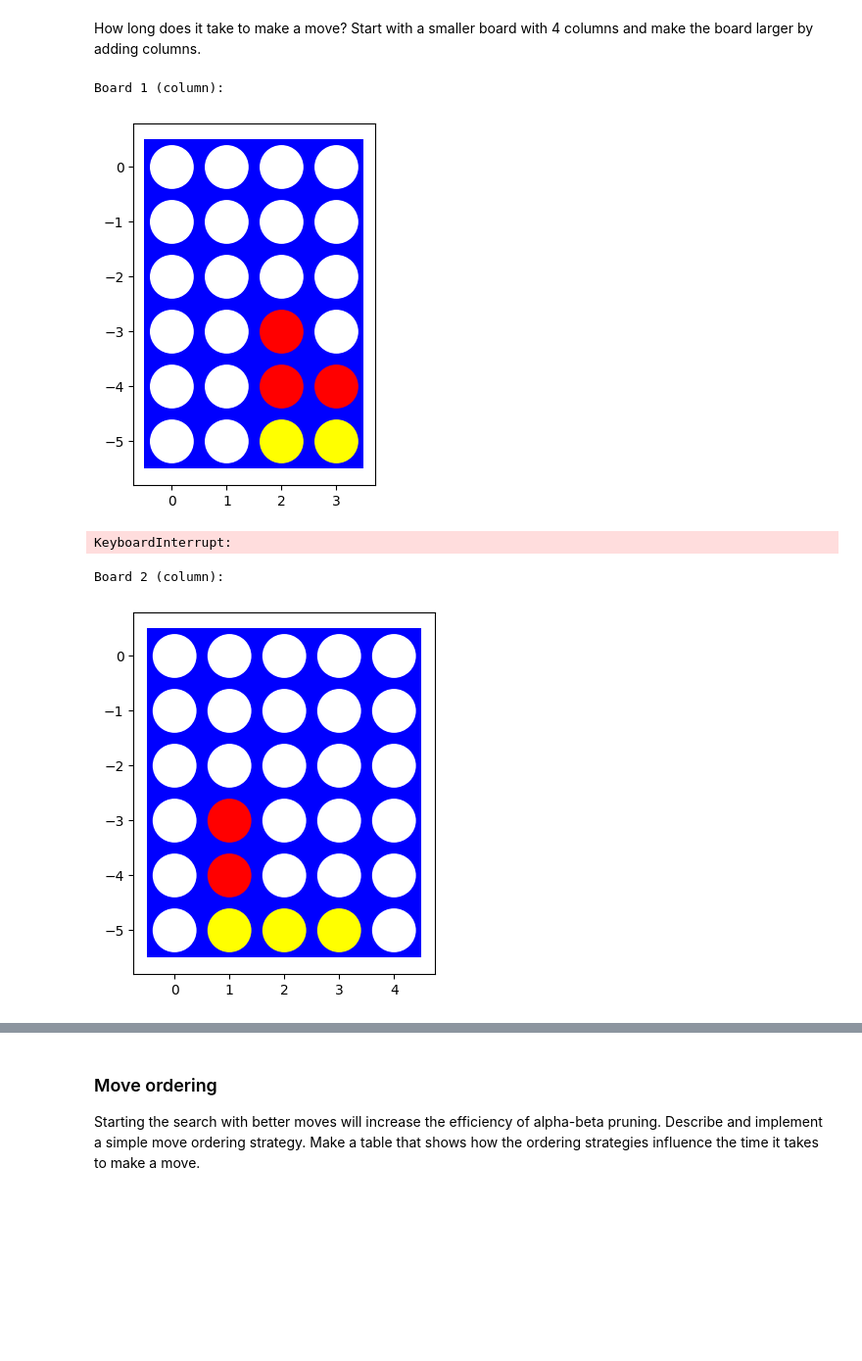
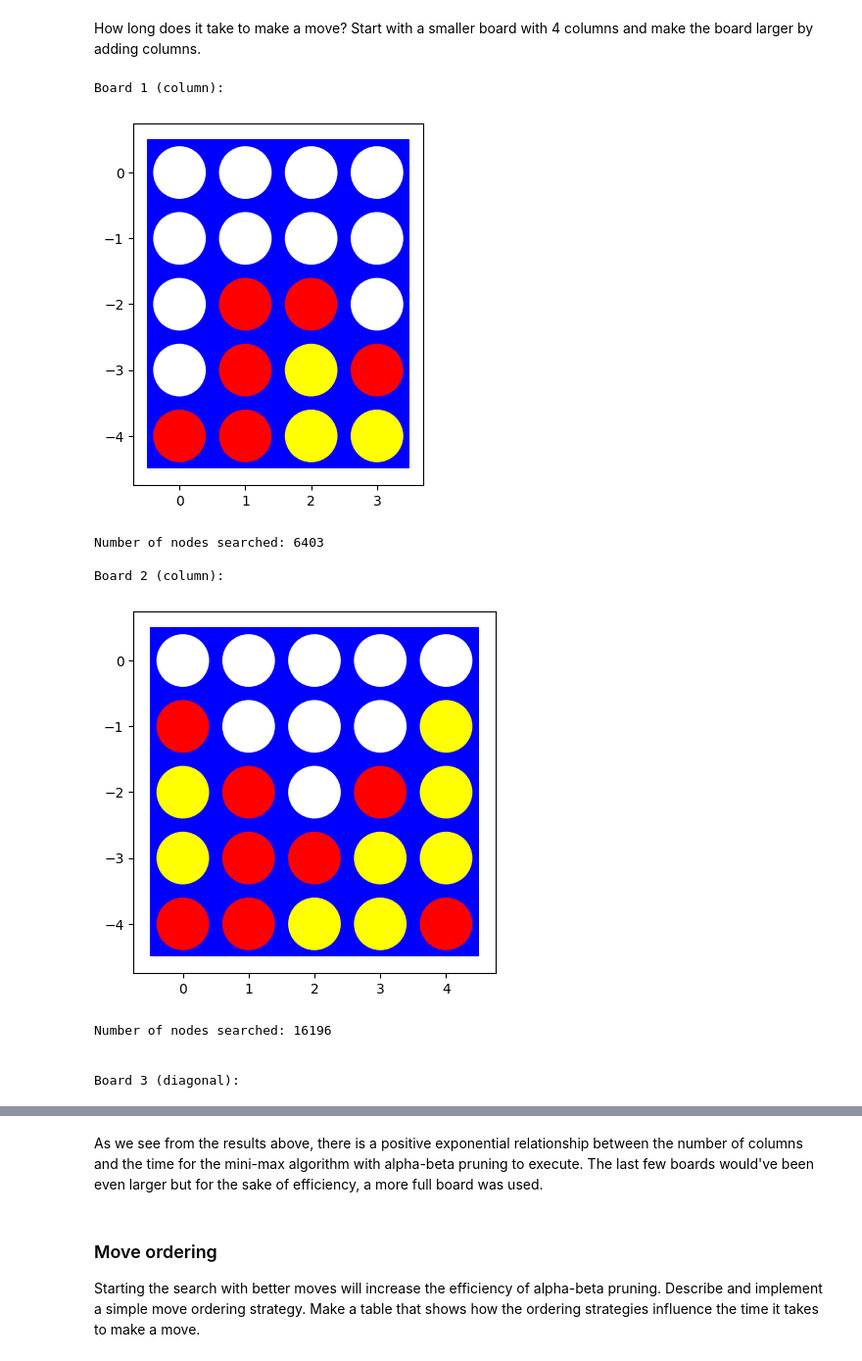
Before and after one commit to JCrossover-14/CSE352, a Jupyter notebook: HW2/assignment_mean_connect4.ipynb, the cells around one changed output, grey strips where cells are left out. Shown: that part at 98% size. Cells and saved outputs as stored; diff of their text form; code cells hidden in the pictures; blank space fills up the shorter version.

```diff
--- a/HW2/assignment_mean_connect4.ipynb
+++ b/HW2/assignment_mean_connect4.ipynb
@@ -491,95 +487,94 @@ How long does it take to make a move? Start with a smaller board with 4 columns
 import timeit
 import matplotlib.pyplot as plt
 
+def measure_time(board):
+    return timeit.timeit(lambda: alpha_beta_search(board), number=1)
 
+times = []
 # win in column 2
 board1 = [[0, 0, 0, 0],
           [0, 0, 0, 0],
-          [0, 0, 0, 0],
-          [0, 0, 1, 0],
-          [0, 0, 1, 1],
-          [0, 0,-1,-1]]
+          [0, 1, 1, 0],
+          [0, 1, -1, 1],
+          [1, 1,-1,-1]]
 print()
 print("Board 1 (column):")
 visualize(board1)
 
 print()
-%time display(alpha_beta_search(board1))
+times.append(measure_time(board1))
 
 # win in column 1
 board2 = [[0, 0, 0, 0, 0],
-          [0, 0, 0, 0, 0],
-          [0, 0, 0, 0, 0],
-          [0, 1, 0, 0, 0],
-          [0, 1, 0, 0, 0],
-          [0,-1,-1,-1, 0]]
+          [1, 0, 0, 0, -1],
+          [-1, 1, 0, 1, -1],
+          [-1, 1, 1, -1, -1],
+          [1,1,-1,-1, 1]]
 print()
 print("Board 2 (column):")
 visualize(board2)
-
+times.append(measure_time(board2))
 print()
-%time display(alpha_beta_search(board2))
 
 # win in diagonal
 board3 = [[0, 0, 0, 0, 0, 0],
           [0, 0, 0, 0, 0, 0],
-          [0, 0, 0, 0, 0, 0],
-          [0, -1, 0, 0, 0, 0],
-          [0, -1, 1, 1, 0, 0],
-          [0,-1, -1,-1, 1, 0]]
+          [-1, -1, 1, 0, 0, 1],
+          [1, -1, 1, 1, -1, -1],
+          [1,-1, -1,-1, 1, 1]]
 
 print()
 print("Board 3 (diagonal):")
 visualize(board3)
 
+times.append(measure_time(board3))
+
 print()
-%time display(alpha_beta_search(board3))
 # win in anti-diagonal
 board4 = [[0, 0, 0, 0, 0, 0, 0],
-          [0, 0, 0, 0, 0, 0, 0],
-          [0, 0, 0, 0, 0, 0, 0],
-          [0, -1, -1, 0, 1, 0, 0],
-          [0, -1, 1, 0, -1, 0, 0],
-          [0, 1, -1, -1, 1, 0, 0]]
+          [1, 0, 0, 0, 1, -1, 1],
+          [-1, -1, -1, 0, 1, -1, 1],
+          [1, -1, 1, -1, -1, 1, -1],
+          [1, 1, -1, -1, 1, 1, 1]]
 
 print()
 print("Board 4 (anti-diagonal):")
 visualize(board4)
 
+times.append(measure_time(board4))
+
 print()
-%time display(alpha_beta_search(board4))
 # win in row 4
 board5 = [[0, 0, 0, 0, 0, 0, 0, 0],
-          [0, 0, 0, 0, 0, 0, 0, 0],
-          [0, 0, 0, 0, 0, 0, 0, 0],
-          [0, 0, 1, 1, 0, 0, 0, 0],
-          [0, 0, 1,-1, 1, -1, 0, 0],
-          [0,-1,-1, 1,-1, -1, 0, 0]]
+          [1, 0, -1, 0, -1, 0, -1, 0],
+          [1, 0, 1, 1, -1, 1, 1, -1],
+          [-1, -1, 1,-1, 1, -1, 1, 1],
+          [1,-1,-1, 1,1, -1, -1, -1]]
 print()
 print("Board 5 (row):")
 visualize(board5)
 
+times.append(measure_time(board5))
+
 print()
-%time display(alpha_beta_search(board5))
 
 
 print("\nTime measurements with increasing board size:\n")
 
-def measure_time(board):
-    return timeit.timeit(lambda: alpha_beta_search(board), number=1)
-
-boards = [board1, board2, board3, board4, board5]
-
-times = [measure_time(board) for board in boards]
 # Plot the results
 plt.plot(range(4, 9), times, marker='o')
 plt.title('Time vs Columns')
 plt.xlabel('Columns')
 plt.ylabel('Time (seconds)')
 plt.show()
 # %% [output]
 Board 1 (column):
-[figure, old version]
+[figure, new version]
-KeyboardInterrupt:
+Number of nodes searched: 6403
+
+Board 2 (column):
+[figure, new version]
-Board 2 (column):
+Number of nodes searched: 16196
+
+
+Board 3 (diagonal):
-[figure, old version]
@@ -586,3 +597,5 @@ Board 2 (column):
+# %% [markdown]
+As we see from the results above, there is a positive exponential relationship between the number of columns and the time for the mini-max algorithm with alpha-beta pruning to execute. The last few boards would've been even larger but for the sake of efficiency, a more full board was used.
 # %% [markdown]
 ### Move ordering
 
```
Also changed, not shown: parts of 17 cells of this notebook.
